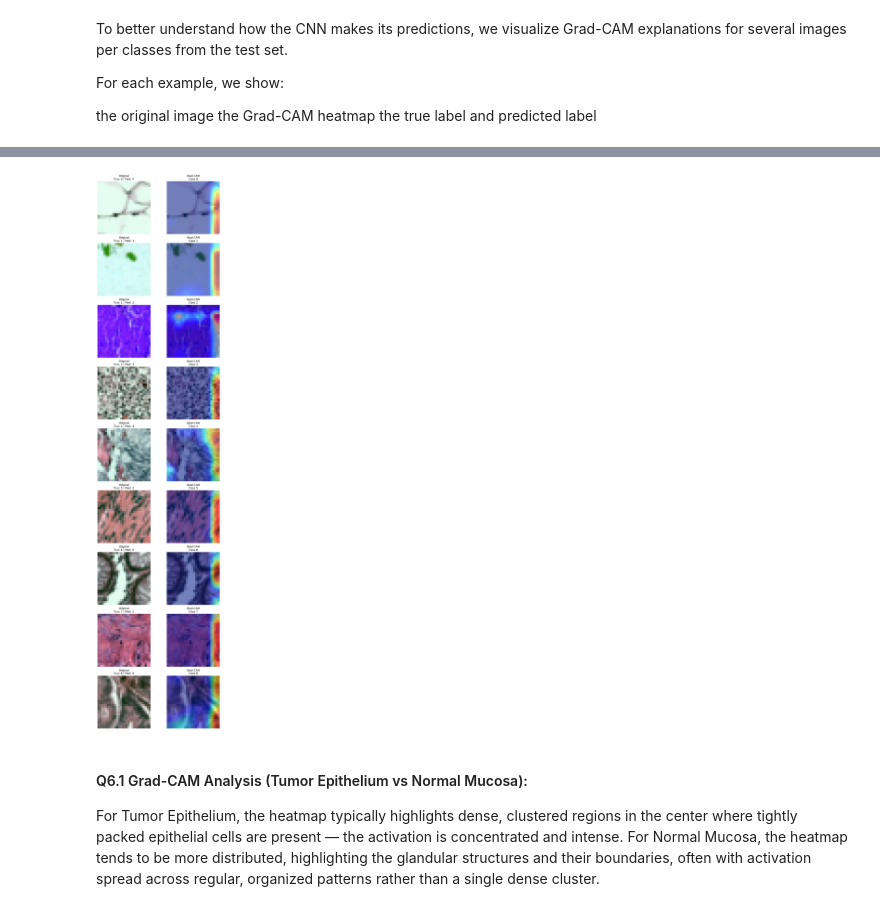
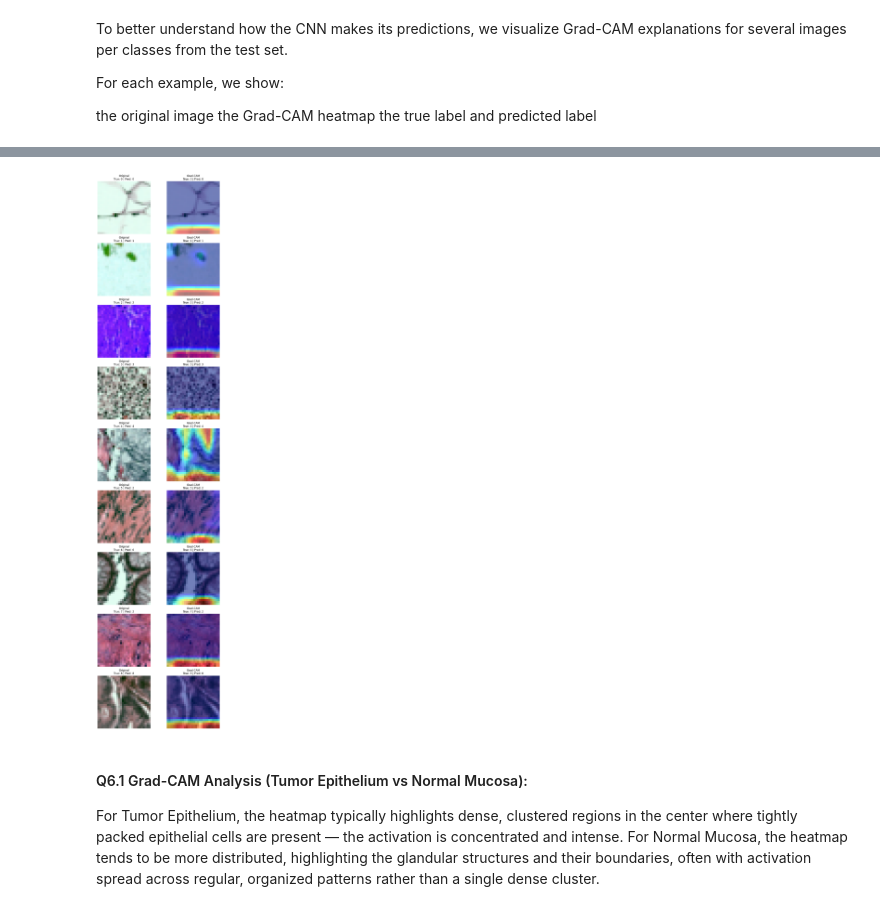
Before and after one commit to cmanell/Colorectal_cancer_DL_project, a Jupyter notebook: DL_project_colorectal_cancer.ipynb, the cells around one changed output, grey strips where cells are left out. Cells and saved outputs as stored; diff of their text form; code cells hidden in the pictures.

Commit message:
Last commit with fixs

```diff
--- a/DL_project_colorectal_cancer.ipynb
+++ b/DL_project_colorectal_cancer.ipynb
@@ -1101,6 +1125,19 @@ the original image
 the Grad-CAM heatmap
 the true label and predicted label
 # %%
-model = cnn_noaug
+# Make sure gradients are enabled
+for param in model.parameters():
+    param.requires_grad = True
+
 model.eval()
+
+# Example: choose the LAST convolutional layer
+# Replace this with the correct layer for your model
+target_layer = None
+for module in reversed(list(model.modules())):
+    if isinstance(module, torch.nn.Conv2d):
+        target_layer = module
+        break
+
+print("Target layer:", target_layer)
 # %% [output]
@@ -1145,35 +1166,40 @@ for cls in range(num_classes):
     label = class_labels[cls]
 
     if img is None:
         continue
 
     input_tensor = img.unsqueeze(0).to(device)
 
+    # Forward pass
     output = model(input_tensor)
     pred_class = output.argmax(dim=1).item()
 
+    # Grad-CAM target
     targets = [ClassifierOutputTarget(pred_class)]
+
+    # Compute CAM
     grayscale_cam = cam(input_tensor=input_tensor, targets=targets)[0]
 
+    # Convert image for display
     rgb_img = img.permute(1, 2, 0).cpu().numpy()
     rgb_img = (rgb_img - rgb_img.min()) / (rgb_img.max() - rgb_img.min() + 1e-8)
 
     visualization = show_cam_on_image(rgb_img, grayscale_cam, use_rgb=True)
 
     plt.subplot(num_classes, 2, 2 * cls + 1)
     plt.imshow(rgb_img)
     plt.title(f"Original\nTrue: {label} | Pred: {pred_class}")
     plt.axis("off")
 
     plt.subplot(num_classes, 2, 2 * cls + 2)
     plt.imshow(visualization)
-    plt.title(f"Grad-CAM\nClass {cls}")
+    plt.title(f"Grad-CAM\nTrue: {label} | Pred: {pred_class}")
     plt.axis("off")
 
 plt.tight_layout()
 plt.show()
 # %% [output]
-[figure, old version]
+[figure, new version]
 # %% [markdown]
 #### Q6.1 Grad-CAM Analysis (Tumor Epithelium vs Normal Mucosa):
 For Tumor Epithelium, the heatmap typically highlights dense, clustered regions in the center
```
Also changed, not shown: parts of 46 cells of this notebook.
